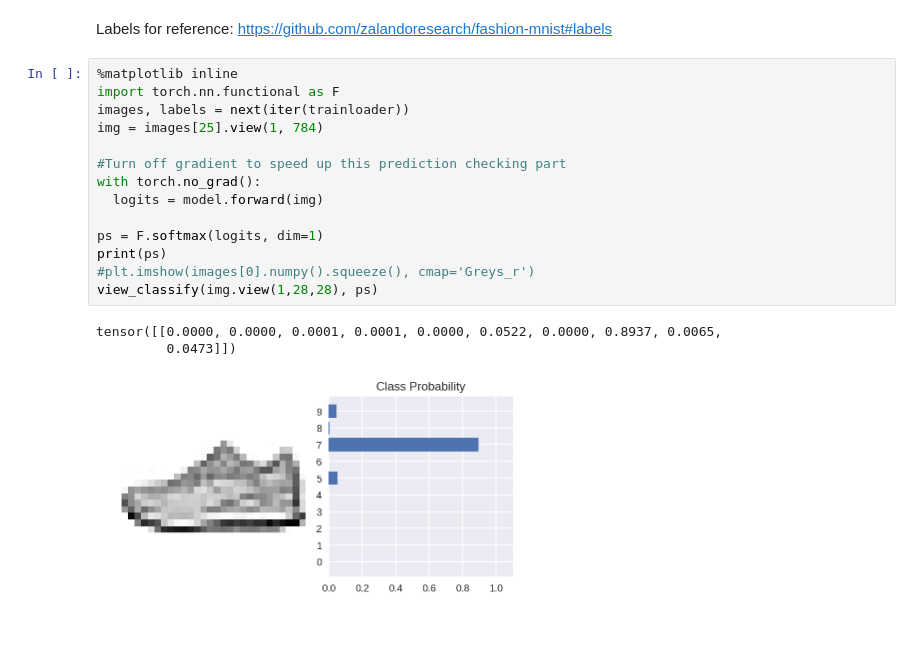
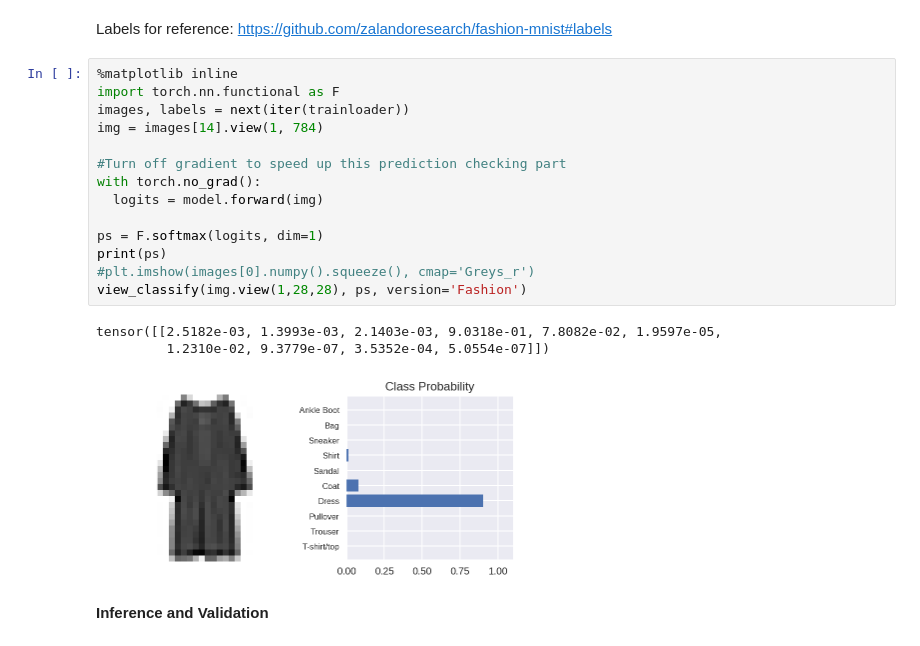
Before and after one commit to Biboswan/TrainingNN_PytorchIntro, a Jupyter notebook: Fashion_MNIST.ipynb, the cells around one changed output. Drawn from its saved outputs; the diff is of its cells as text.

```diff
--- a/Fashion_MNIST.ipynb
+++ b/Fashion_MNIST.ipynb
@@ -211,18 +206,20 @@ Labels for reference: https://github.com/zalandoresearch/fashion-mnist#labels
 # %%
 %matplotlib inline
 import torch.nn.functional as F
 images, labels = next(iter(trainloader))
-img = images[25].view(1, 784)
+img = images[14].view(1, 784)
 
 #Turn off gradient to speed up this prediction checking part
 with torch.no_grad():
   logits = model.forward(img)
 
 ps = F.softmax(logits, dim=1)
 print(ps)
 #plt.imshow(images[0].numpy().squeeze(), cmap='Greys_r')
-view_classify(img.view(1,28,28), ps)
+view_classify(img.view(1,28,28), ps, version='Fashion')
 # %% [output]
-tensor([[0.0000, 0.0000, 0.0001, 0.0001, 0.0000, 0.0522, 0.0000, 0.8937, 0.0065,
-         0.0473]])
+tensor([[2.5182e-03, 1.3993e-03, 2.1403e-03, 9.0318e-01, 7.8082e-02, 1.9597e-05,
+         1.2310e-02, 9.3779e-07, 3.5352e-04, 5.0554e-07]])
-[figure, old version]
+[figure, new version]
+# %% [markdown]
+**Inference and Validation**
```
Also changed, not shown: parts of 19 cells of this notebook.
